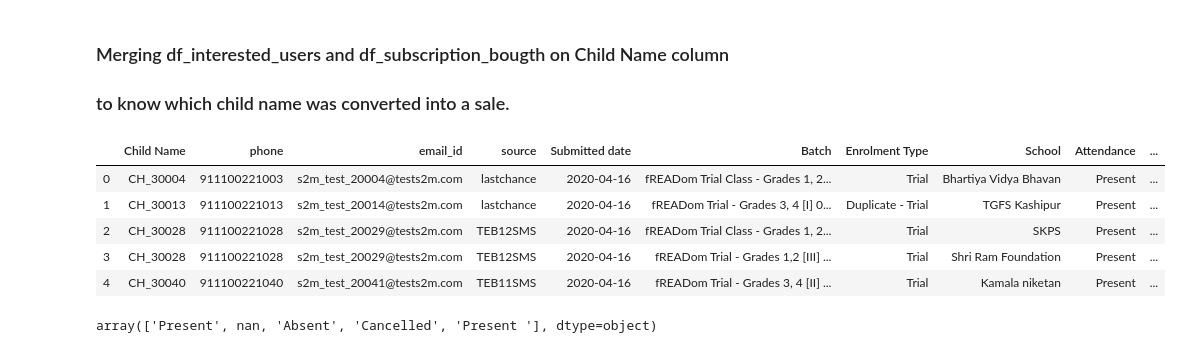
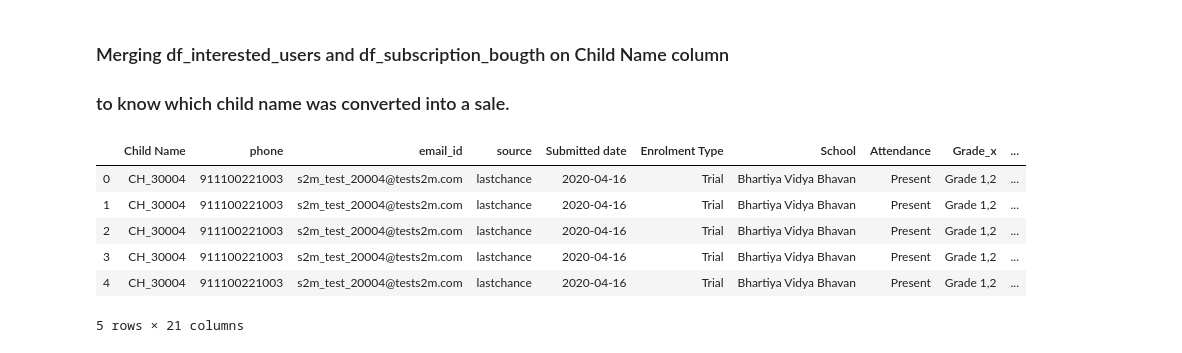
Before and after one commit to smykjain1997/EDA-of-live-Classes-pack-, a Jupyter notebook: Samyak_Assignment.ipynb, the cells around one changed output. Saved outputs shown, nothing was run; the diff lists cells and outputs as text; code cells hidden in the pictures.

```diff
--- a/Samyak_Assignment.ipynb
+++ b/Samyak_Assignment.ipynb
@@ -275,0 +360,2 @@ tr["Date"].hist(xrot=90)
+# %%
+ndata=pd.merge(data,tr,how="inner",on="Grade")
@@ -275,0 +406,2 @@ tr["Date"].hist(xrot=90)
+# %%
+ndata.drop_duplicates(inplace=True)
@@ -275,0 +422,2 @@ tr["Date"].hist(xrot=90)
+# %%
+ndata["Batch"]=ndata["Batch"].str.upper()
@@ -471,17 +629,14 @@ sub.head()
 ### Merging df_interested_users and df_subscription_bougth on Child Name column
 ### to know which child name was converted into a sale.
 # %%
-df=pd.merge(data,sub,on="Child Name",how="inner")
+ndf=pd.merge(ndata,sub,on="Child Name",how="inner")
 # %%
-df.head()
+ndf.head()
 # %% [output]
-|  | Child Name | phone | email_id | source | Submitted date | Batch | Enrolment Type | School | Attendance | ... |
-| 0 | CH_30004 | 911100221003 | s2m_test_20004@tests2m.com | lastchance | 2020-04-16 | fREADom Trial Class - Grades 1, 2... | Trial | Bhartiya Vidya Bhavan | Present | ... |
-| 1 | CH_30013 | 911100221013 | s2m_test_20014@tests2m.com | lastchance | 2020-04-16 | fREADom Trial - Grades 3, 4 [I] 0... | Duplicate - Trial | TGFS Kashipur | Present | ... |
-| 2 | CH_30028 | 911100221028 | s2m_test_20029@tests2m.com | TEB12SMS | 2020-04-16 | fREADom Trial Class - Grades 1, 2... | Trial | SKPS | Present | ... |
-| 3 | CH_30028 | 911100221028 | s2m_test_20029@tests2m.com | TEB12SMS | 2020-04-16 | fREADom Trial - Grades 1,2 [III] ... | Trial | Shri Ram Foundation | Present | ... |
-| 4 | CH_30040 | 911100221040 | s2m_test_20041@tests2m.com | TEB11SMS | 2020-04-16 | fREADom Trial - Grades 3, 4 [II] ... | Trial | Kamala niketan | Present | ... |
+|  | Child Name | phone | email_id | source | Submitted date | Enrolment Type | School | Attendance | Grade_x | ... |
+| 0 | CH_30004 | 911100221003 | s2m_test_20004@tests2m.com | lastchance | 2020-04-16 | Trial | Bhartiya Vidya Bhavan | Present | Grade 1,2 | ... |
+| 1 | CH_30004 | 911100221003 | s2m_test_20004@tests2m.com | lastchance | 2020-04-16 | Trial | Bhartiya Vidya Bhavan | Present | Grade 1,2 | ... |
+| 2 | CH_30004 | 911100221003 | s2m_test_20004@tests2m.com | lastchance | 2020-04-16 | Trial | Bhartiya Vidya Bhavan | Present | Grade 1,2 | ... |
+| 3 | CH_30004 | 911100221003 | s2m_test_20004@tests2m.com | lastchance | 2020-04-16 | Trial | Bhartiya Vidya Bhavan | Present | Grade 1,2 | ... |
+| 4 | CH_30004 | 911100221003 | s2m_test_20004@tests2m.com | lastchance | 2020-04-16 | Trial | Bhartiya Vidya Bhavan | Present | Grade 1,2 | ... |
+5 rows × 21 columns
-# %%
-df['Attendance'].unique()
-# %% [output]
-array(['Present', nan, 'Absent', 'Cancelled', 'Present '], dtype=object)
```
Also changed, not shown: parts of 42 cells of this notebook.
